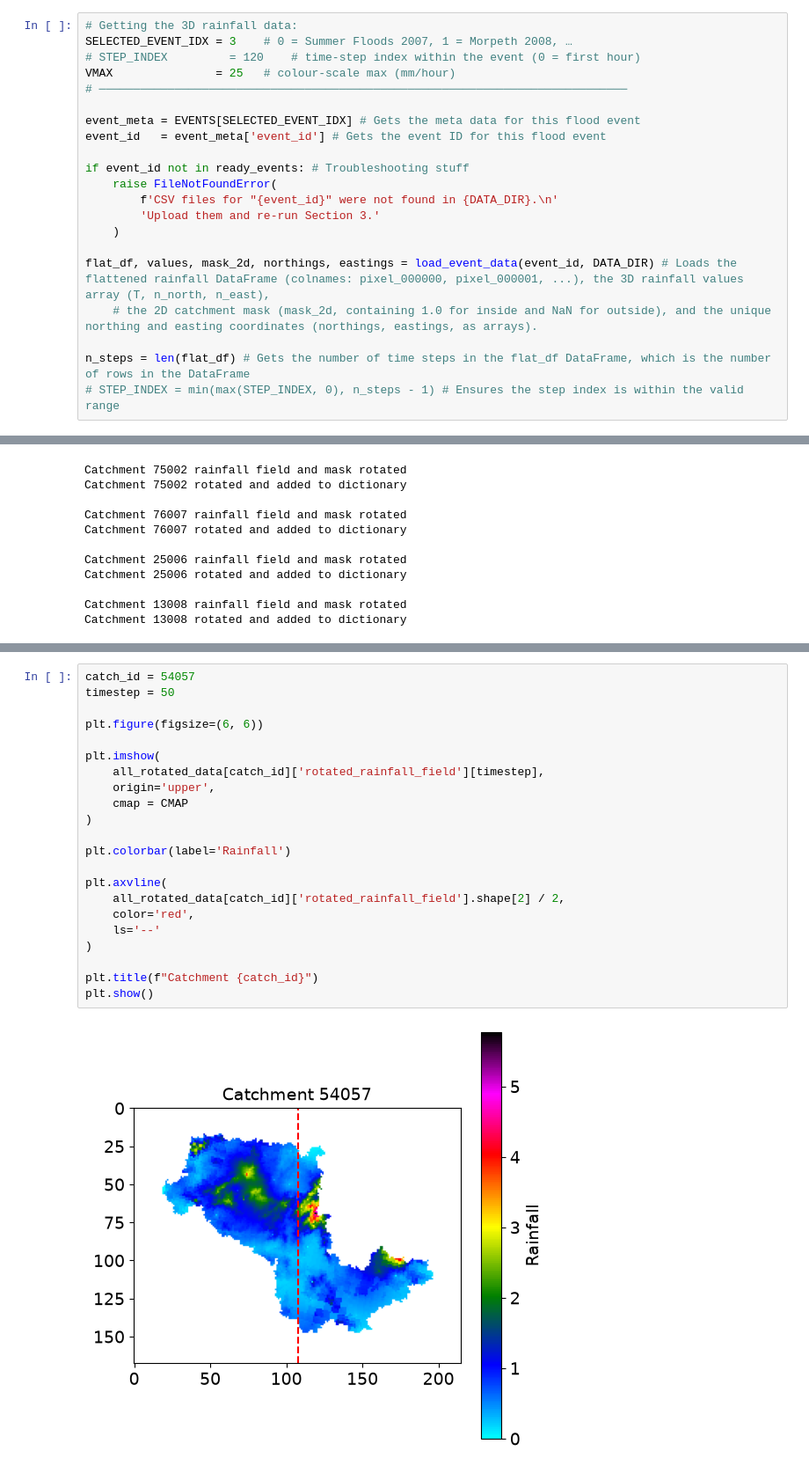
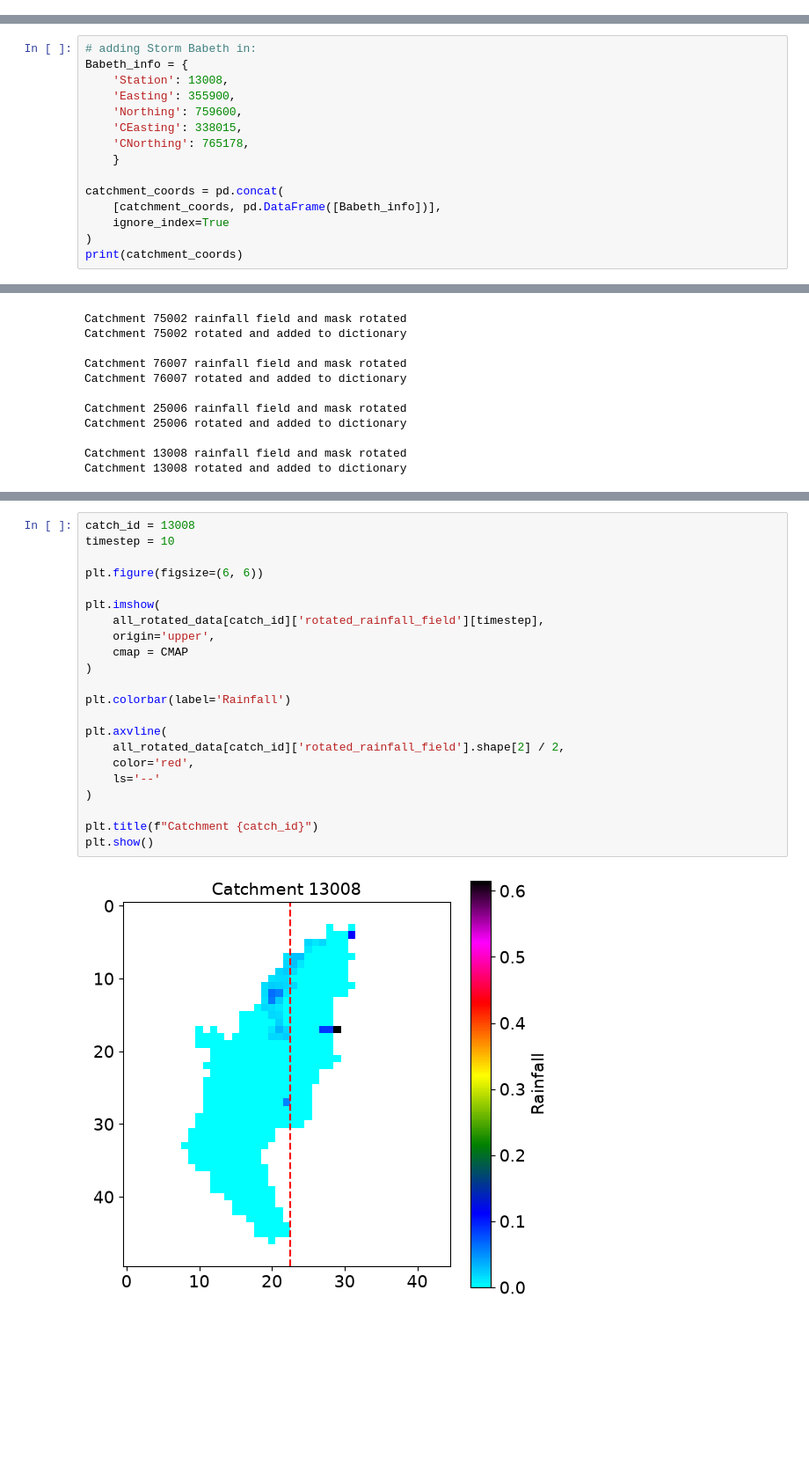
Before and after one commit to Fia-flooding/UKCEH, a Jupyter notebook: notebooks/wk1_experiments.ipynb, the cells around one changed output, grey strips where cells are left out. Shown at 88% size. Drawn from its saved outputs; the diff is of its cells as text; blank space fills up the shorter version.

Commit message:
First EOF analysis done yayyyy

```diff
--- a/notebooks/wk1_experiments.ipynb
+++ b/notebooks/wk1_experiments.ipynb
@@ -1132,21 +1101,0 @@ print(rain_04.head)
-# %%
-# Getting the 3D rainfall data:
-SELECTED_EVENT_IDX = 3    # 0 = Summer Floods 2007, 1 = Morpeth 2008, …
-# STEP_INDEX         = 120    # time-step index within the event (0 = first hour)
-VMAX               = 25   # colour-scale max (mm/hour)
-# ─────────────────────────────────────────────────────────────────────────────
-
-event_meta = EVENTS[SELECTED_EVENT_IDX] # Gets the meta data for this flood event
-event_id   = event_meta['event_id'] # Gets the event ID for this flood event
-
-if event_id not in ready_events: # Troubleshooting stuff
-    raise FileNotFoundError(
-        f'CSV files for "{event_id}" were not found in {DATA_DIR}.\n'
-        'Upload them and re-run Section 3.'
-    )
-
-flat_df, values, mask_2d, northings, eastings = load_event_data(event_id, DATA_DIR) # Loads the flattened rainfall DataFrame (colnames: pixel_000000, pixel_000001, ...), the 3D rainfall values array (T, n_north, n_east),
-    # the 2D catchment mask (mask_2d, containing 1.0 for inside and NaN for outside), and the unique northing and easting coordinates (northings, eastings, as arrays).
-
-n_steps = len(flat_df) # Gets the number of time steps in the flat_df DataFrame, which is the number of rows in the DataFrame
-# STEP_INDEX = min(max(STEP_INDEX, 0), n_steps - 1) # Ensures the step index is within the valid range
@@ -1220,0 +1159,15 @@ print(catch_ids)
+# %%
+# adding Storm Babeth in:
+Babeth_info = {
+    'Station': 13008,
+    'Easting': 355900,
+    'Northing': 759600,
+    'CEasting': 338015,
+    'CNorthing': 765178,
+    }
+
+catchment_coords = pd.concat(
+    [catchment_coords, pd.DataFrame([Babeth_info])],
+    ignore_index=True
+)
+print(catchment_coords)
@@ -1668,26 +1595,26 @@ Rotated mask: (168, 215)
 # %%
-catch_id = 54057
-timestep = 50
+catch_id = 13008
+timestep = 10
 
 plt.figure(figsize=(6, 6))
 
 plt.imshow(
     all_rotated_data[catch_id]['rotated_rainfall_field'][timestep],
     origin='upper',
     cmap = CMAP
 )
 
 plt.colorbar(label='Rainfall')
 
 plt.axvline(
     all_rotated_data[catch_id]['rotated_rainfall_field'].shape[2] / 2,
     color='red',
     ls='--'
 )
 
 plt.title(f"Catchment {catch_id}")
 plt.show()
 # %% [output]
-[figure, old version]
+[figure, new version]
 # %%
 # Change each of these...
```
Also changed, not shown: parts of 37 cells of this notebook.
